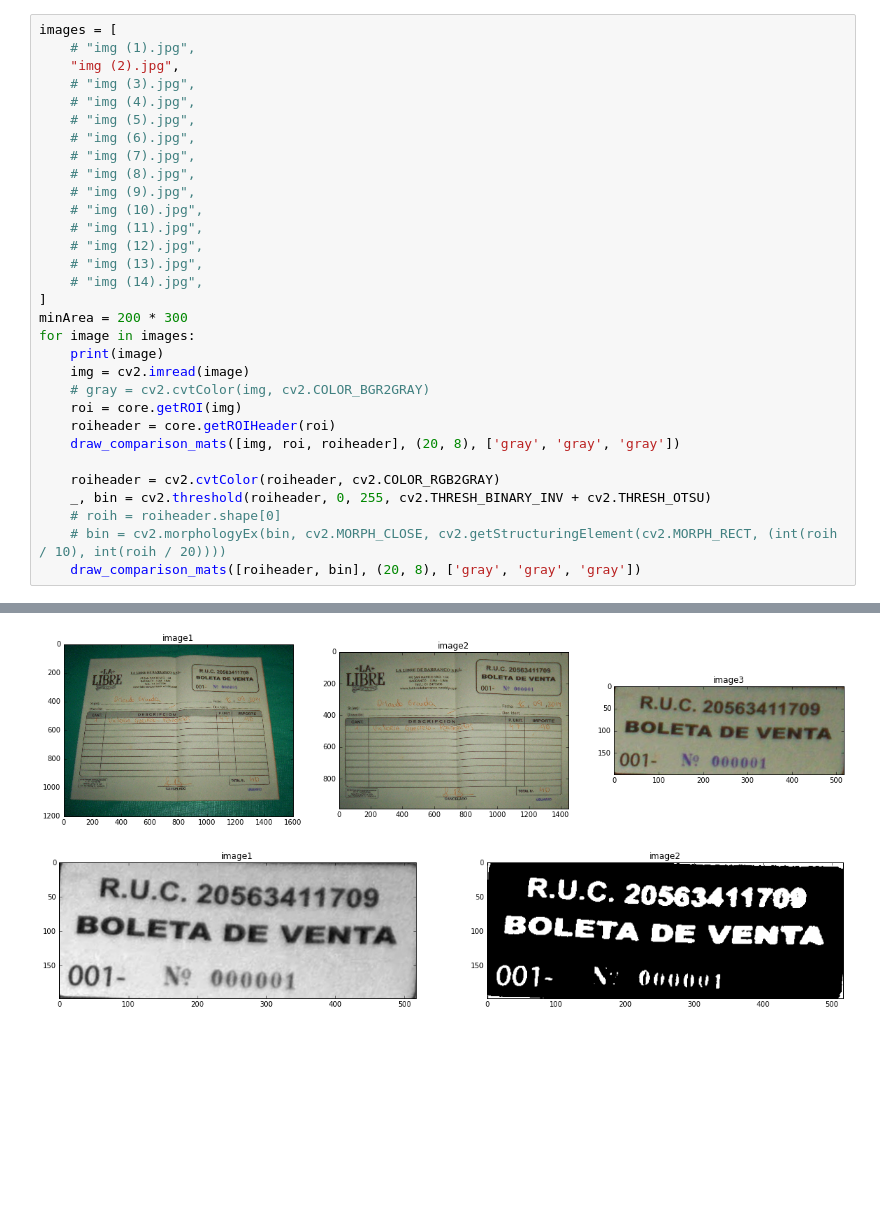
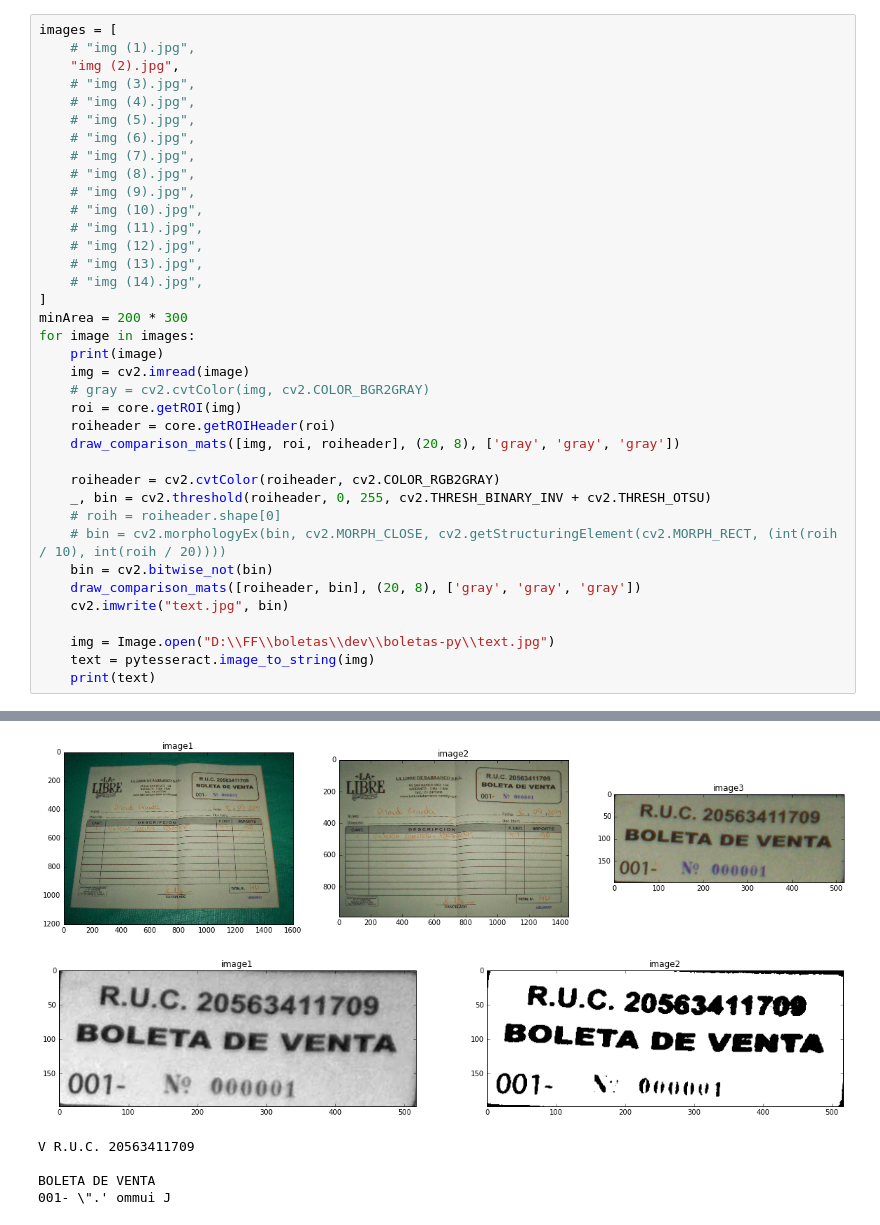
Before and after one commit to lmiguelmh/boletas-sunat, a Jupyter notebook: detect-borders2.ipynb, the cells around one changed output, grey strips where cells are left out. Saved outputs shown, nothing was run; the diff lists cells and outputs as text; blank space fills up the shorter version.

Commit message:
ocr using pytesseract

```diff
--- a/detect-borders2.ipynb
+++ b/detect-borders2.ipynb
@@ -35,31 +37,41 @@ images = [
     # "img (6).jpg",
     # "img (7).jpg",
     # "img (8).jpg",
     # "img (9).jpg",
     # "img (10).jpg",
     # "img (11).jpg",
     # "img (12).jpg",
     # "img (13).jpg",
     # "img (14).jpg",
 ]
 minArea = 200 * 300
 for image in images:
     print(image)
     img = cv2.imread(image)
     # gray = cv2.cvtColor(img, cv2.COLOR_BGR2GRAY)
     roi = core.getROI(img)
     roiheader = core.getROIHeader(roi)
     draw_comparison_mats([img, roi, roiheader], (20, 8), ['gray', 'gray', 'gray'])
 
     roiheader = cv2.cvtColor(roiheader, cv2.COLOR_RGB2GRAY)
     _, bin = cv2.threshold(roiheader, 0, 255, cv2.THRESH_BINARY_INV + cv2.THRESH_OTSU)
     # roih = roiheader.shape[0]
     # bin = cv2.morphologyEx(bin, cv2.MORPH_CLOSE, cv2.getStructuringElement(cv2.MORPH_RECT, (int(roih / 10), int(roih / 20))))
+    bin = cv2.bitwise_not(bin)
     draw_comparison_mats([roiheader, bin], (20, 8), ['gray', 'gray', 'gray'])
+    cv2.imwrite("text.jpg", bin)
+
+    img = Image.open("D:\\FF\\boletas\\dev\\boletas-py\\text.jpg")
+    text = pytesseract.image_to_string(img)
+    print(text)
 # %% [output]
 img (2).jpg
 q1 no roi detected: the object must be the only 4-corner object in the image
 q2 only 4-corner objects for now
 q3 only 4-corner objects for now
 [figure]
-[figure, old version]
+[figure, new version]
+V R.U.C. 20563411709
+
+BOLETA DE VENTA
+001- \".' ommui J
```
Also changed, not shown: parts of 1 cell of this notebook.
